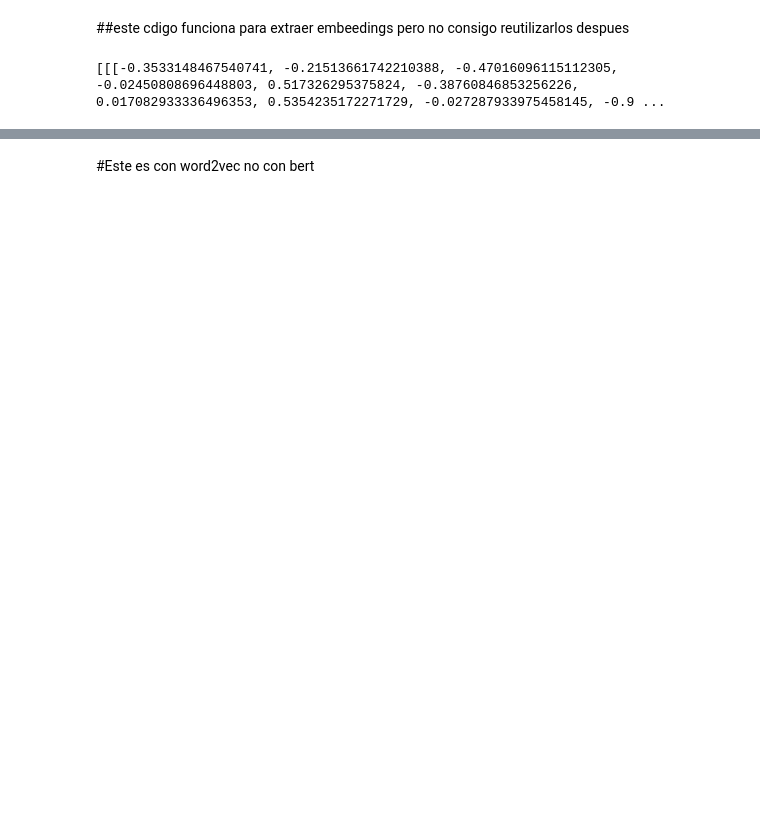
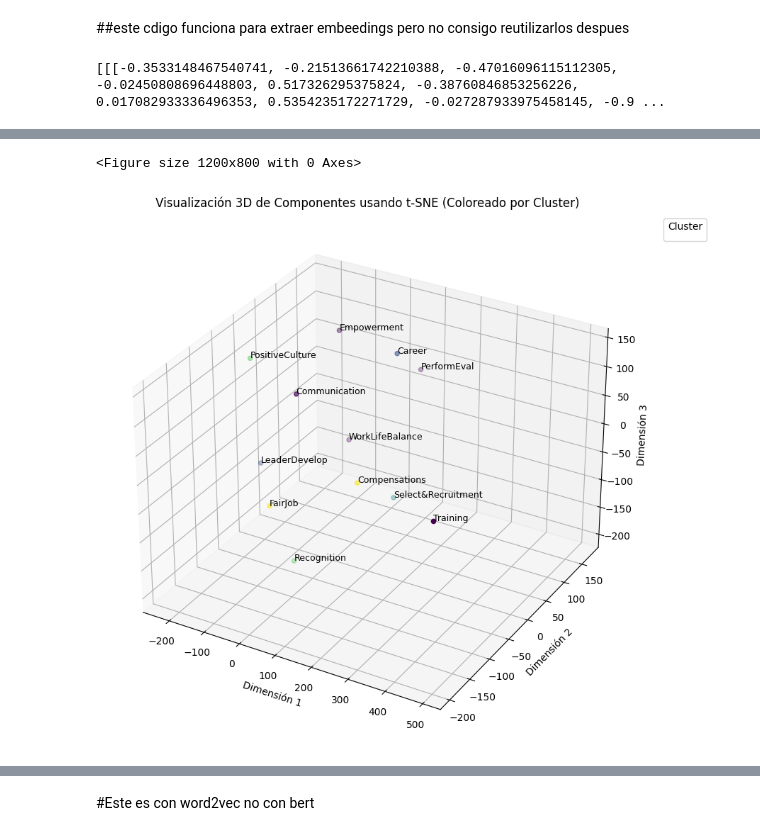
Before and after one commit to jamg-upv/LLMforSLRscreening, a Jupyter notebook: Reto21d_ago24_LLMhiwp.ipynb, the cells around one changed output, grey strips where cells are left out. Drawn from its saved outputs; the diff is of its cells as text; code cells hidden in the pictures; blank space fills up the shorter version.

```diff
--- a/Reto21d_ago24_LLMhiwp.ipynb
+++ b/Reto21d_ago24_LLMhiwp.ipynb
@@ -269,0 +269,52 @@ Cluster 5:
+# %%
+# Definir el número de dimensiones deseadas (1, 2 o 3)
+n_dimensions = 3  # Cambia esto a 1, 2 o 3 según lo que desees
+
+# Asegurarse de que n_dimensions sea válido
+if n_dimensions not in [1, 2, 3]:
+    raise ValueError("n_dimensions debe ser 1, 2 o 3")
+# Ajustar la perplexity en función del número de muestras
+n_samples = len(embeddings)
+perplexity = min(30, n_samples - 1)
+
+# Reducir las dimensiones de los embeddings para visualización usando t-SNE
+tsne = TSNE(n_components=n_dimensions, random_state=0, perplexity=perplexity)
+embeddings_nd = tsne.fit_transform(embeddings)
+
+# Crear un DataFrame con los componentes y sus coordenadas
+tsne_df = pd.DataFrame(embeddings_nd, columns=[f'dim{i+1}' for i in range(n_dimensions)])
+tsne_df['Component'] = hiwp_data['Component']
+tsne_df['Cluster'] = hiwp_data['Cluster']
+
+# Visualizar los componentes
+plt.figure(figsize=(12, 8))
+
+if n_dimensions == 1:
+    sns.scatterplot(x='dim1', y=[0]*len(tsne_df), hue='Cluster', palette='deep', data=tsne_df)
+    for i, row in tsne_df.iterrows():
+        plt.text(row['dim1'], 0, row['Component'], fontsize=9)
+    plt.title('Visualización 1D de Componentes usando t-SNE (Coloreado por Cluster)')
+    plt.ylabel('')  # Eliminar etiqueta del eje Y
+
+elif n_dimensions == 2:
+    scatter = sns.scatterplot(x='dim1', y='dim2', hue='Cluster', palette='deep', data=tsne_df)
+    for i, row in tsne_df.iterrows():
+        plt.text(row['dim1']+0.1, row['dim2'], row['Component'], fontsize=9)
+    plt.title('Visualización 2D de Componentes usando t-SNE (Coloreado por Cluster)')
+
+else:  # n_dimensions == 3
+    fig = plt.figure(figsize=(12, 8))
+    ax = fig.add_subplot(111, projection='3d')
+    scatter = ax.scatter(tsne_df['dim1'], tsne_df['dim2'], tsne_df['dim3'],
+                         c=tsne_df['Cluster'], cmap='viridis')
+    for i, row in tsne_df.iterrows():
+        ax.text(row['dim1'], row['dim2'], row['dim3'], row['Component'], fontsize=9)
+    ax.set_title('Visualización 3D de Componentes usando t-SNE (Coloreado por Cluster)')
+    ax.set_xlabel('Dimensión 1')
+    ax.set_ylabel('Dimensión 2')
+    ax.set_zlabel('Dimensión 3')
+
+plt.legend(title='Cluster', bbox_to_anchor=(1.05, 1), loc='upper left')
+plt.tight_layout()
+plt.show()
+# %% [output]
@@ -270 +322,3 @@ Cluster 5:
+<Figure size 1200x800 with 0 Axes>
+[figure, added]
 # %% [markdown]
```
Also changed, not shown: parts of 14 cells of this notebook.
